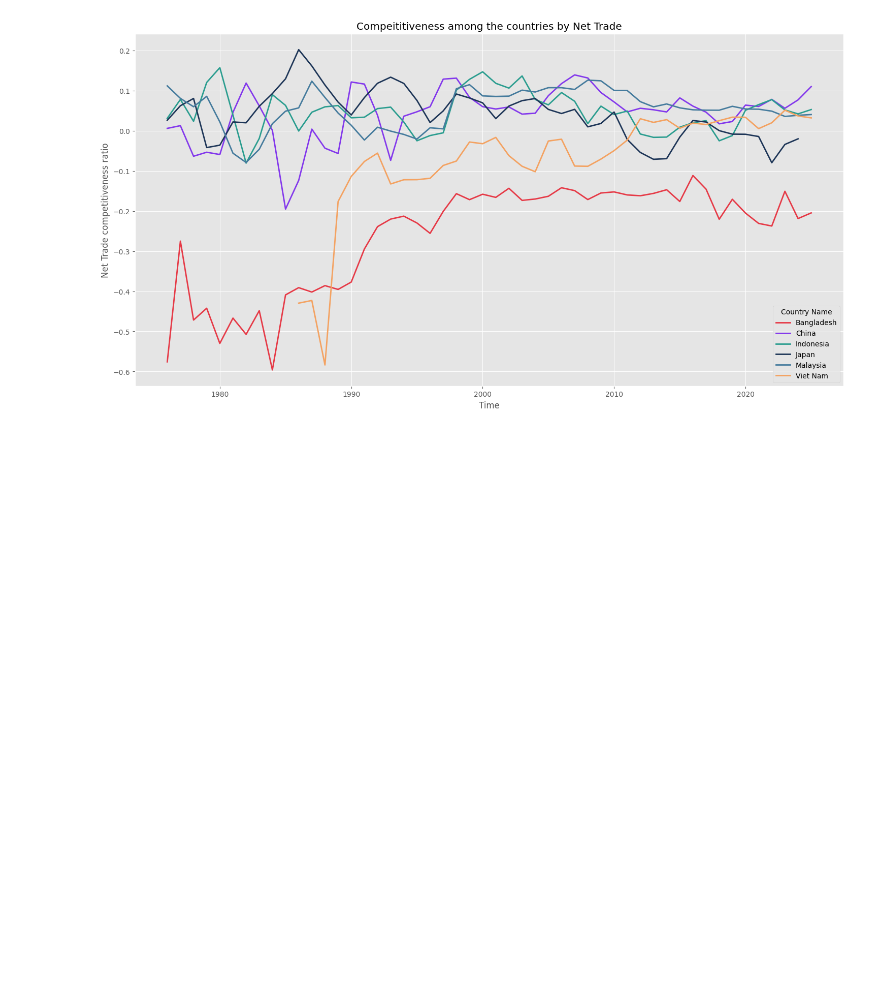
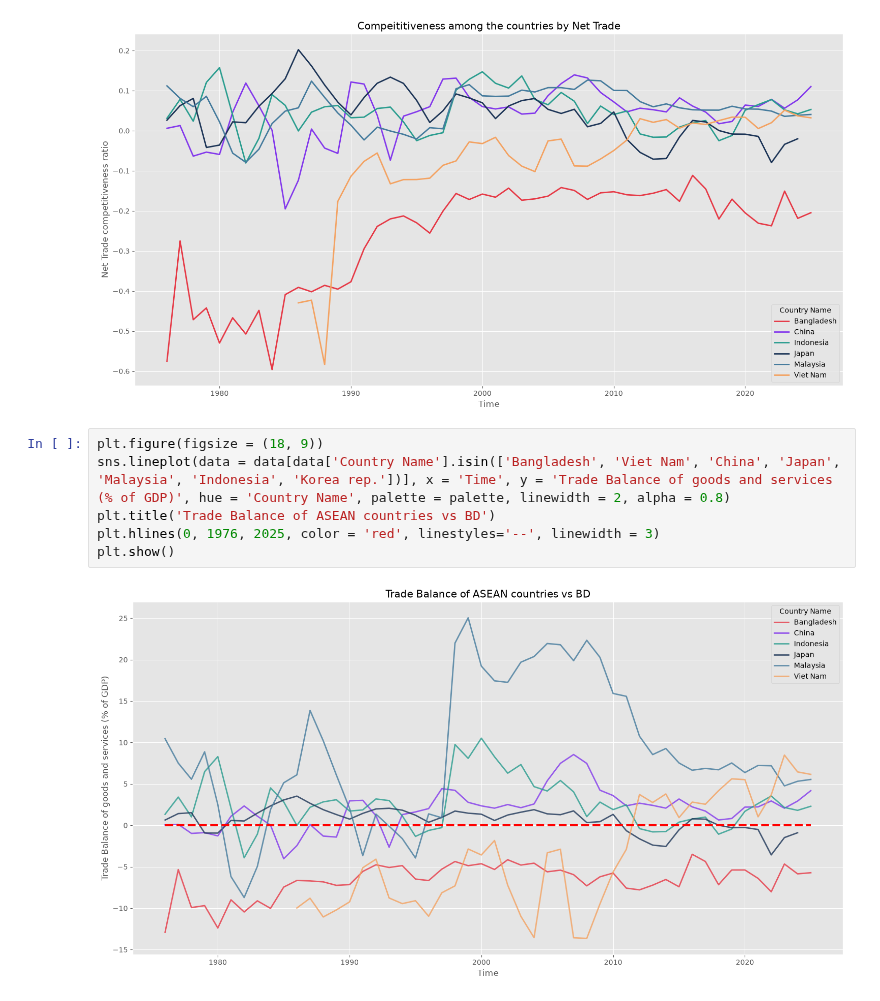
Before and after one commit to MJwd-Hasan/bd_flying_geese, a Jupyter notebook: export_import.ipynb, the cells around one changed output. Drawn from its saved outputs; the diff is of its cells as text; blank space fills up the shorter version.

```diff
--- a/export_import.ipynb
+++ b/export_import.ipynb
@@ -773,3 +830,11 @@ plt.title('Compeititiveness among the countries by Net Trade')
 plt.show()
 # %% [output]
 [figure]
+# %%
+plt.figure(figsize = (18, 9))
+sns.lineplot(data = data[data['Country Name'].isin(['Bangladesh', 'Viet Nam', 'China', 'Japan', 'Malaysia', 'Indonesia', 'Korea rep.'])], x = 'Time', y = 'Trade Balance of goods and services (% of GDP)', hue = 'Country Name', palette = palette, linewidth = 2, alpha = 0.8)
+plt.title('Trade Balance of ASEAN countries vs BD')
+plt.hlines(0, 1976, 2025, color = 'red', linestyles='--', linewidth = 3)
+plt.show()
+# %% [output]
+[figure, added]
```
Also changed, not shown: parts of 5 cells of this notebook.
